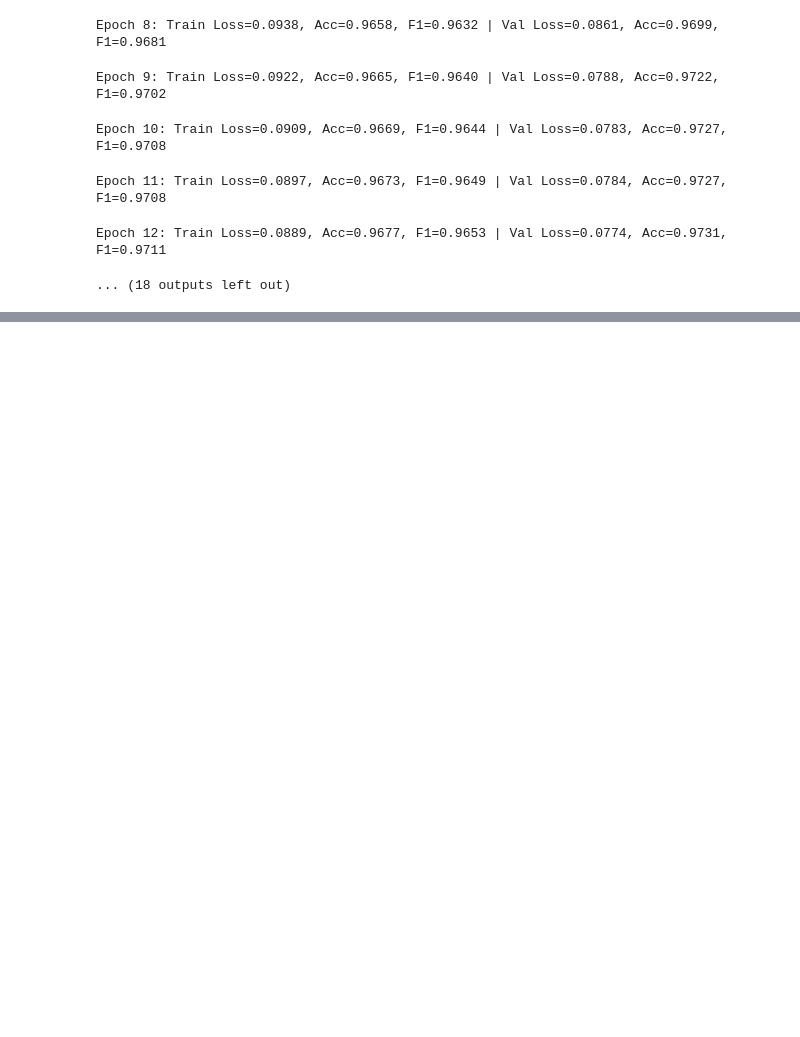
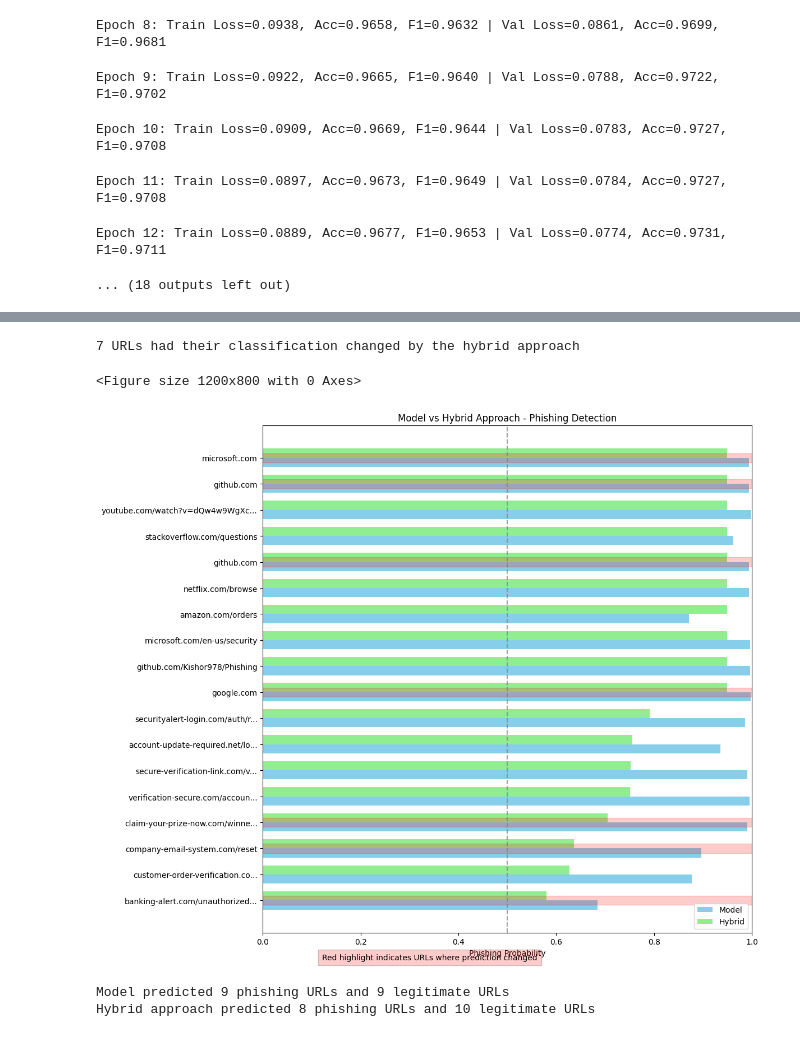
Before and after one commit to Kishor978/Phishing, a Jupyter notebook: notebooks/url/char_CNN.ipynb, the cells around one changed output, grey strips where cells are left out. Saved outputs shown, nothing was run; the diff lists cells and outputs as text; code cells hidden in the pictures; blank space fills up the shorter version.

```diff
--- a/notebooks/url/char_CNN.ipynb
+++ b/notebooks/url/char_CNN.ipynb
@@ -266,0 +622,68 @@ with open("vocab_char.json", "w") as f:
+# %%
+# Visualizing the comparison between model and hybrid approach
+
+# Calculate where predictions changed
+hybrid_df['Prediction_Changed'] = hybrid_df['Model Prediction'] != hybrid_df['Hybrid Prediction']
+changed_count = hybrid_df['Prediction_Changed'].sum()
+
+print(f"\n{changed_count} URLs had their classification changed by the hybrid approach")
+
+# Create side-by-side comparison chart
+plt.figure(figsize=(12, 8))
+
+# Prepare data for plotting
+urls = hybrid_df['URL'].tolist()
+display_urls = [url[:30] + '...' if len(url) > 30 else url for url in urls]
+model_probs = [p if pred == 'Phishing' else 1-p for p, pred in zip(hybrid_df['Model Confidence'], hybrid_df['Model Prediction'])]
+hybrid_probs = [p if pred == 'Phishing' else 1-p for p, pred in zip(hybrid_df['Hybrid Confidence'], hybrid_df['Hybrid Prediction'])]
+
+# Create a sorted index based on hybrid probabilities
+sorted_indices = sorted(range(len(hybrid_probs)), key=lambda i: hybrid_probs[i])
+sorted_urls = [display_urls[i] for i in sorted_indices]
+sorted_model = [model_probs[i] for i in sorted_indices]
+sorted_hybrid = [hybrid_probs[i] for i in sorted_indices]
+sorted_changed = [hybrid_df['Prediction_Changed'].iloc[i] for i in sorted_indices]
+
+# Plot the data
+x = np.arange(len(sorted_urls))
+width = 0.35
+
+fig, ax = plt.subplots(figsize=(12, 10))
+model_bars = ax.barh(x - width/2, sorted_model, width, label='Model', color='skyblue')
+hybrid_bars = ax.barh(x + width/2, sorted_hybrid, width, label='Hybrid', color='lightgreen')
+
+# Highlight bars where prediction changed
+for i, changed in enumerate(sorted_changed):
+    if changed:
+        ax.axhspan(i-width/2, i+width/2, alpha=0.2, color='red')
+
+# Add a vertical line at 0.5 threshold
+ax.axvline(x=0.5, color='gray', linestyle='--', alpha=0.7)
+
+# Add labels and legend
+ax.set_xlabel('Phishing Probability')
+ax.set_yticks(x)
+ax.set_yticklabels(sorted_urls)
+ax.set_title('Model vs Hybrid Approach - Phishing Detection')
+ax.set_xlim(0, 1)
+ax.legend()
+
+# Add a note about the red highlighting
+plt.figtext(0.5, 0.01, "Red highlight indicates URLs where prediction changed",
+            ha="center", fontsize=10, bbox={"facecolor":"red", "alpha":0.2, "pad":5})
+
+plt.tight_layout()
+plt.show()
+
+# Count model vs hybrid predictions
+model_phishing = sum(1 for p in hybrid_df['Model Prediction'] if p == 'Phishing')
+hybrid_phishing = sum(1 for p in hybrid_df['Hybrid Prediction'] if p == 'Phishing')
+
+print(f"Model predicted {model_phishing} phishing URLs and {len(urls) - model_phishing} legitimate URLs")
+print(f"Hybrid approach predicted {hybrid_phishing} phishing URLs and {len(urls) - hybrid_phishing} legitimate URLs")
+# %% [output]
+7 URLs had their classification changed by the hybrid approach
+<Figure size 1200x800 with 0 Axes>
+[figure, added]
+Model predicted 9 phishing URLs and 9 legitimate URLs
+Hybrid approach predicted 8 phishing URLs and 10 legitimate URLs
```
Also changed, not shown: parts of 13 cells of this notebook, 6 other files.
